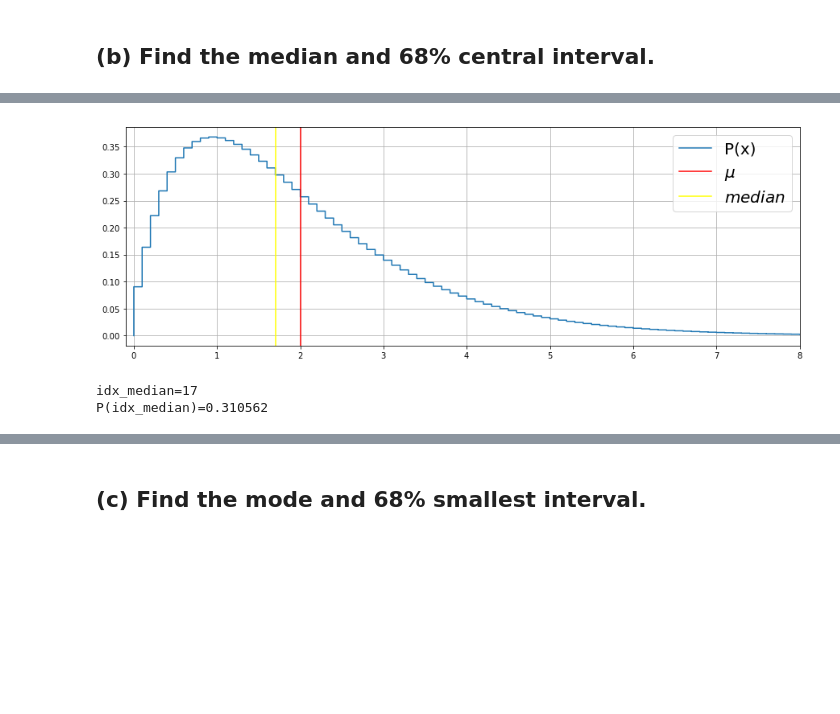
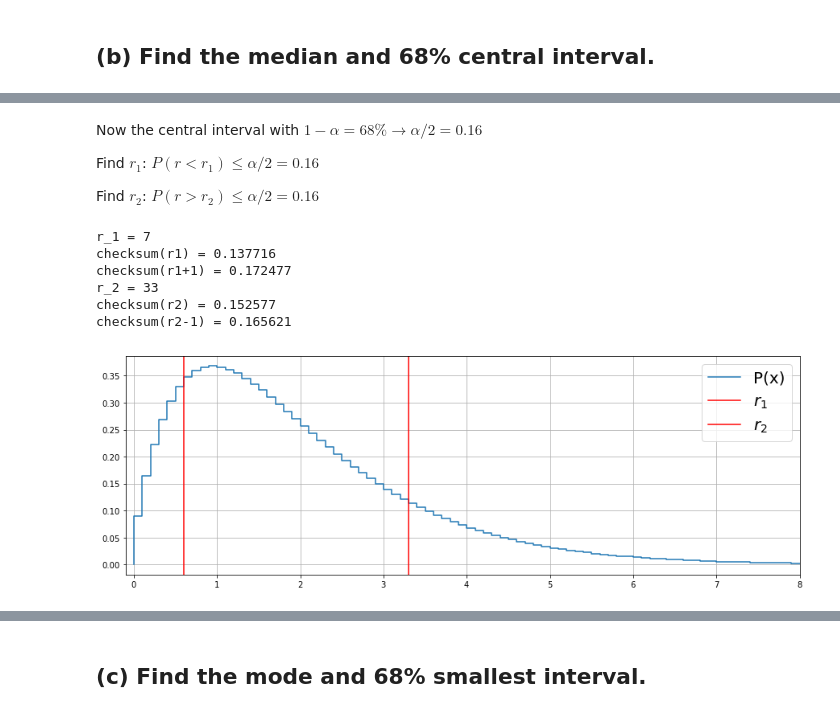
Before and after one commit to schustermartin/data_analysis_tutorium, a Jupyter notebook: Exercises/Chapter_02/Ch02_Ex08.ipynb, the cells around one changed output, grey strips where cells are left out. Cells and saved outputs as stored; diff of their text form; code cells hidden in the pictures; blank space fills up the shorter version.

```diff
--- a/Exercises/Chapter_02/Ch02_Ex08.ipynb
+++ b/Exercises/Chapter_02/Ch02_Ex08.ipynb
@@ -18,3 +18,3 @@ from matplotlib.pyplot import *
 # %%
 def P(x):
-    return x*exp(-x)
+    return x*np.exp(-x)
@@ -165,20 +192,62 @@ def idx_median(xdata,ydata):
+# %% [markdown]
+Now the central interval with $1-\alpha=68\% \rightarrow \alpha/2 = 0.16$
+
+Find $r_1$:  $P(r < r_1) \leq \alpha/2 = 0.16$
+
+Find $r_2$:  $P(r > r_2) \leq \alpha/2 = 0.16$
+# %%
+def get_r1(xdata,ydata):
+    r1 = 0
+    cumulative_sum = ydata[r1]*stepsize
+    for i in range(1, len(xdata)):
+        if cumulative_sum >= 0.16:
+            r1 = i-1
+            break
+        cumulative_sum += ydata[i]*stepsize
+    return r1
+
+def get_r2(xdata,ydata):
+    r2 = len(xdata)-1
+    cumulative_sum = ydata[r2]*stepsize
+    for i in range(len(xdata)-2,0,-1):
+        if cumulative_sum >= 0.16:
+            r2 = i+1
+            break
+        cumulative_sum += ydata[i]*stepsize
+    return r2
+# %%
+r1 = get_r1(xdata,ydata)
+print("r_1 = %d" % r1)
+#Check
+checksum=0.
+for i in range(0,r1):
+    checksum+=ydata[i]*stepsize
+print("checksum(r1) = %f" % checksum)
+print("checksum(r1+1) = %f" % (checksum+ydata[r1]*stepsize))
+
+r2 = get_r2(xdata,ydata)
+print("r_2 = %d" % r2)
+checksum=0.
+for i in range(r2+1,len(xdata)):
+    checksum+=ydata[i]*stepsize
+print("checksum(r2) = %f" % checksum)
+print("checksum(r2-1) = %f" % (checksum+ydata[r2-1]*stepsize))
+# %% [output]
+r_1 = 7
+checksum(r1) = 0.137716
+checksum(r1+1) = 0.172477
+r_2 = 33
+checksum(r2) = 0.152577
+checksum(r2-1) = 0.165621
 # %%
-idx_median = idx_median(xdata,ydata)
+plt.figure(figsize=(15, 5))
+plt.step(xdata,ydata, label="P(x)")
+plt.grid('on')
+plt.xlim(-0.1,8)
 
-figure(figsize=(15, 5))
-step(xdata,ydata, label="P(x)")
-grid('on')
-xlim(-0.1,8)
-
-axvline(mean, color='red', label=r"$\mu$")
-axvline(xdata[idx_median], color='yellow', label=r"$median$")
-
-legend(fontsize=20)
-show()
-
-print("idx_median=%d" % idx_median)
-print("P(idx_median)=%f" % ydata[idx_median])
+plt.axvline(xdata[r1-1], color='red', label=r"$r_1$")
+plt.axvline(xdata[r2]  , color='red', label=r"$r_2$")
+plt.legend(fontsize=20)
+plt.show()
 # %% [output]
-[figure, old version]
+[figure, new version]
-idx_median=17
-P(idx_median)=0.310562
```
Also changed, not shown: parts of 22 cells of this notebook.
